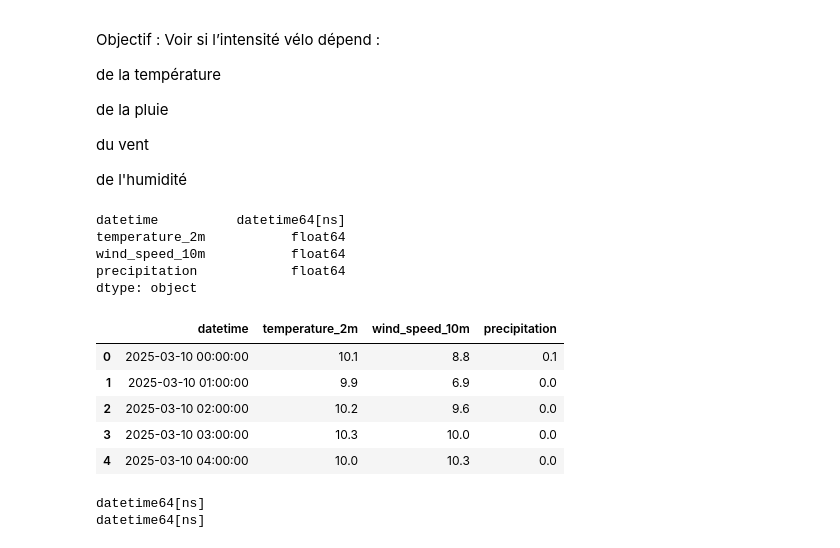
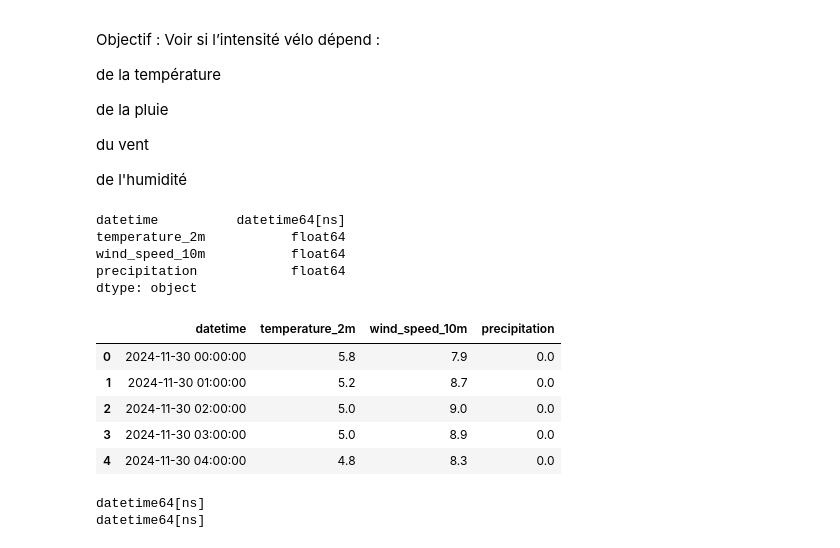
Before and after one commit to nabil-ghazali/velomag_montpellier, a Jupyter notebook: notebooks/velo2.ipynb, the cells around one changed output. Cells and saved outputs as stored; diff of their text form; code cells hidden in the pictures.

```diff
--- a/notebooks/velo2.ipynb
+++ b/notebooks/velo2.ipynb
@@ -664,27 +664,26 @@ de l'humidité
 # %%
 #2.1 Charger la météo:
 df_meteo = pd.read_csv(
-    "../data/raw/ma_meteo_export.csv",
-    sep=";",                # séparateur ;
-    decimal=",",  # virgule : float
+    "../data/raw/ma_meteo.csv",
+    decimal=",",
     )
 ## Convertir datetime
 df_meteo["datetime"] = pd.to_datetime(df_meteo["datetime"])
 # Vérification
 print(df_meteo.dtypes)
 display(df_meteo.head())
 # %% [output]
 datetime          datetime64[ns]
 temperature_2m           float64
 wind_speed_10m           float64
 precipitation            float64
 dtype: object
 |  | datetime | temperature_2m | wind_speed_10m | precipitation |
-| 0 | 2025-03-10 00:00:00 | 10.1 | 8.8 | 0.1 |
-| 1 | 2025-03-10 01:00:00 | 9.9 | 6.9 | 0.0 |
-| 2 | 2025-03-10 02:00:00 | 10.2 | 9.6 | 0.0 |
-| 3 | 2025-03-10 03:00:00 | 10.3 | 10.0 | 0.0 |
-| 4 | 2025-03-10 04:00:00 | 10.0 | 10.3 | 0.0 |
+| 0 | 2024-11-30 00:00:00 | 5.8 | 7.9 | 0.0 |
+| 1 | 2024-11-30 01:00:00 | 5.2 | 8.7 | 0.0 |
+| 2 | 2024-11-30 02:00:00 | 5.0 | 9.0 | 0.0 |
+| 3 | 2024-11-30 03:00:00 | 5.0 | 8.9 | 0.0 |
+| 4 | 2024-11-30 04:00:00 | 4.8 | 8.3 | 0.0 |
 # %%
 # 2.2 Fusionner la météo avec les datasets vélo:   merge par datetime :
 def merge_meteo(df_velo, df_meteo):
```
Also changed, not shown: parts of 4 cells of this notebook, 1 other file.
